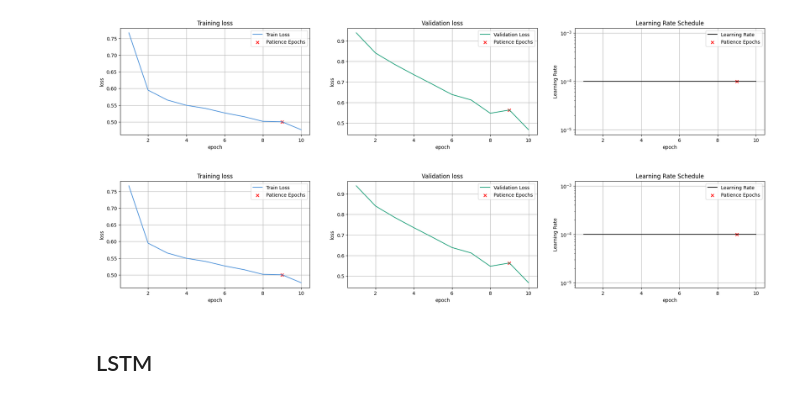
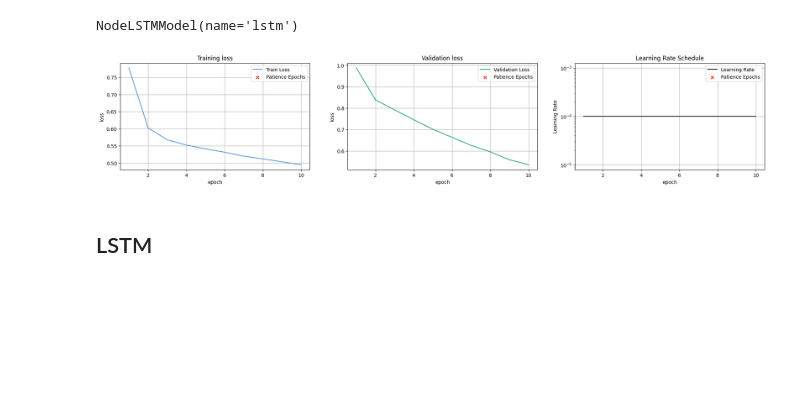
Before and after one commit to stends2001/infectious_disease_gnn, a Jupyter notebook: src/notebooks/3. DeepDataLoader.ipynb, the cells around one changed output. Saved outputs shown, nothing was run; the diff lists cells and outputs as text; code cells hidden in the pictures; blank space fills up the shorter version.

```diff
--- a/src/notebooks/3. DeepDataLoader.ipynb
+++ b/src/notebooks/3. DeepDataLoader.ipynb
@@ -91,7 +91,7 @@ lstm.set_model_hparams(hidden_size=128)
 lstm.set_global_hparams(**global_hparams)
 lstm.train()
 lstm.forecast('test')
-lstm.show_forecasts(26)
+# lstm.show_forecasts(26)
 # %% [output]
 ==================================================
 ==                     lstm                     ==
@@ -115,5 +114,5 @@ forecasted ✓
+NodeLSTMModel(name='lstm')
-[figure, old version]
+[figure, new version]
-[figure, removed]
 # %% [markdown]
 ## LSTM
 # %%
```
Also changed, not shown: parts of 1 cell of this notebook, 3 other files.
